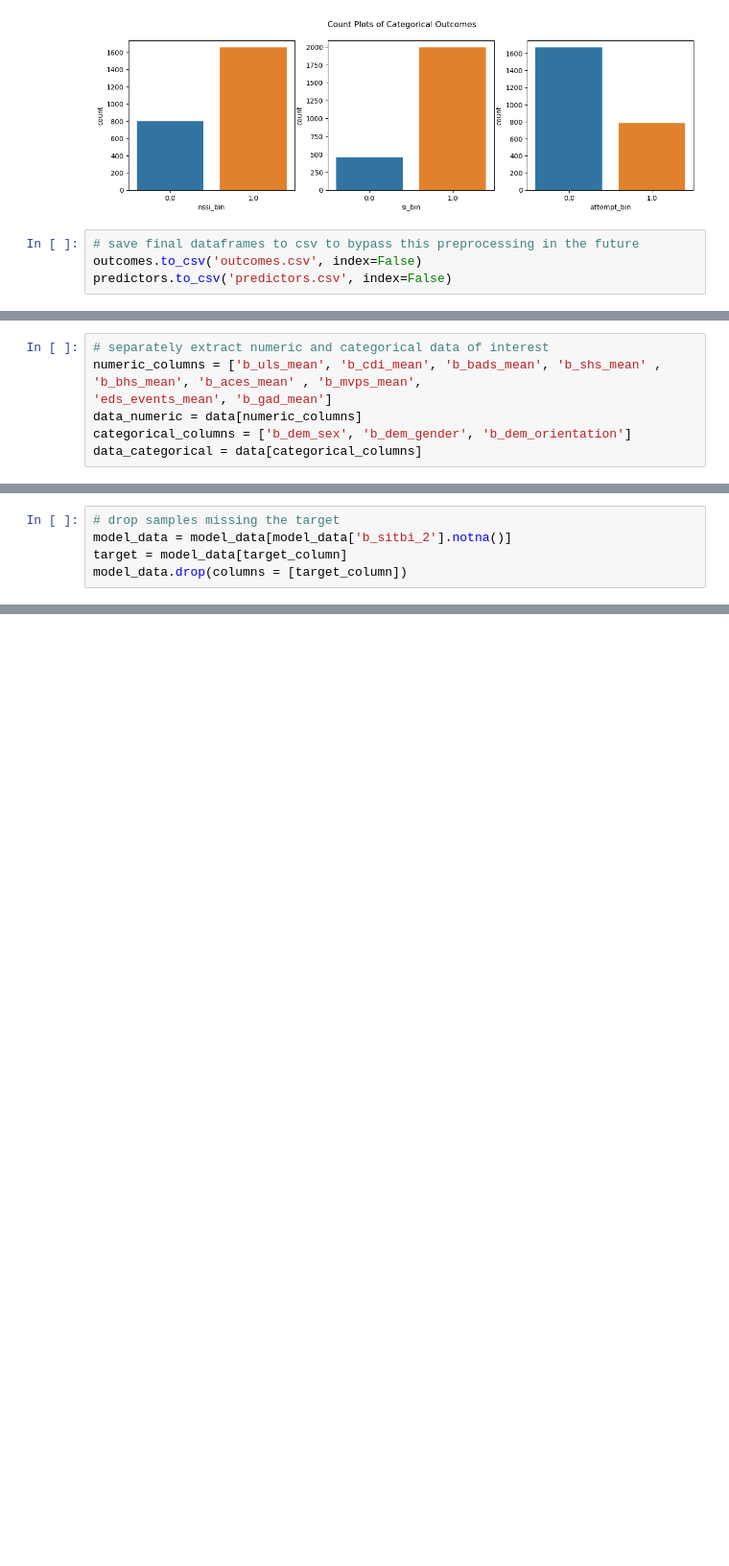
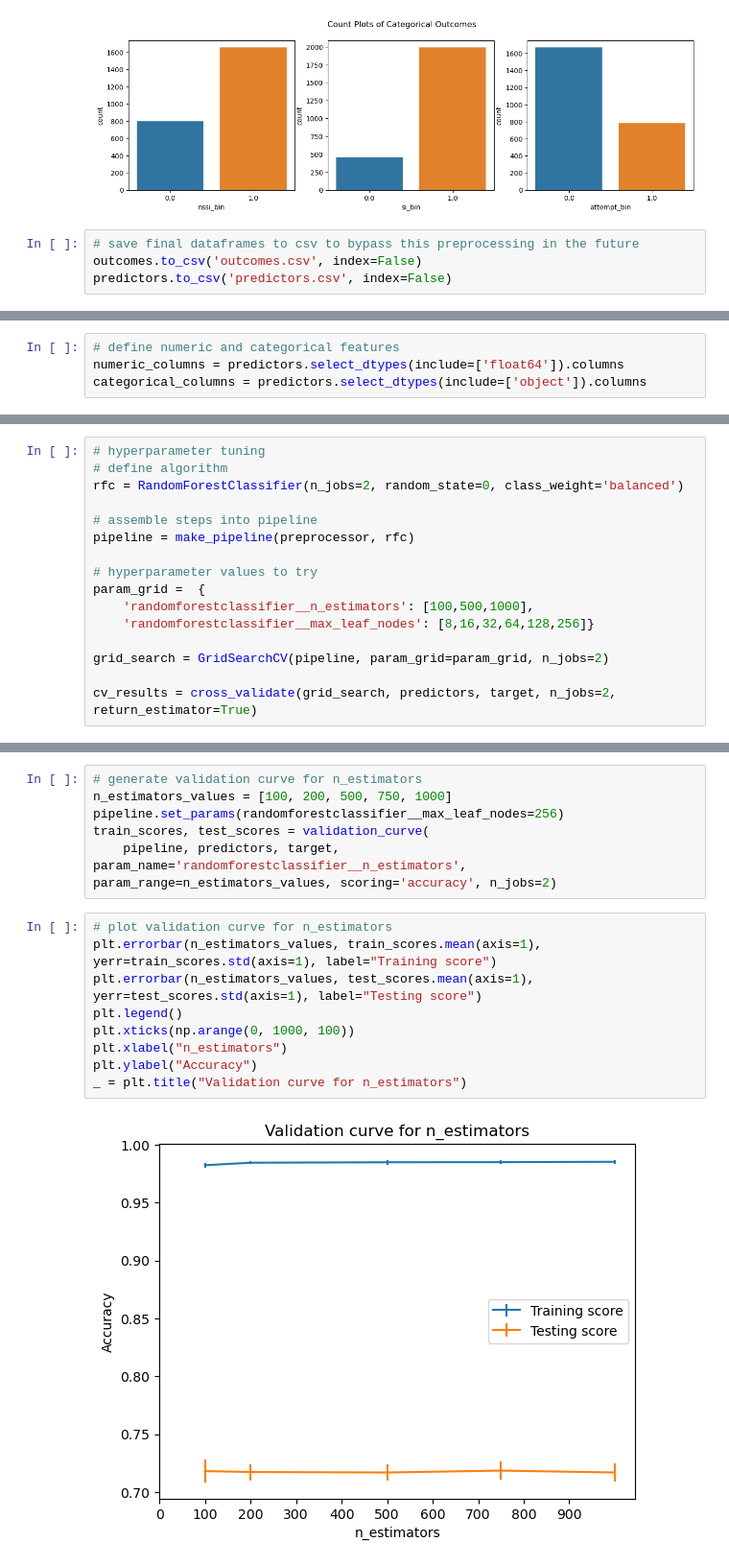
Before and after one commit to NRKako/machine_learning, a Jupyter notebook: self_harm.ipynb, the cells around one changed output, grey strips where cells are left out. Shown at 96% size. Drawn from its saved outputs; the diff is of its cells as text; blank space fills up the shorter version.

Commit message:
started adding models

```diff
--- a/self_harm.ipynb
+++ b/self_harm.ipynb
@@ -450,7 +455,4 @@ Name: b_sitbi_2, dtype: int64
 # %%
-# separately extract numeric and categorical data of interest
-numeric_columns = ['b_uls_mean', 'b_cdi_mean', 'b_bads_mean', 'b_shs_mean' , 'b_bhs_mean', 'b_aces_mean' , 'b_mvps_mean',
-'eds_events_mean', 'b_gad_mean']
-data_numeric = data[numeric_columns]
-categorical_columns = ['b_dem_sex', 'b_dem_gender', 'b_dem_orientation']
-data_categorical = data[categorical_columns]
+# define numeric and categorical features
+numeric_columns = predictors.select_dtypes(include=['float64']).columns
+categorical_columns = predictors.select_dtypes(include=['object']).columns
@@ -460,5 +458,0 @@ model_data = pd.concat([data_numeric, data_categorical, target], axis=1)
-# %%
-# drop samples missing the target
-model_data = model_data[model_data['b_sitbi_2'].notna()]
-target = model_data[target_column]
-model_data.drop(columns = [target_column])
@@ -502,0 +475,16 @@ cv_results = cross_validate(model, model_data, target)
+# %%
+# hyperparameter tuning
+# define algorithm
+rfc = RandomForestClassifier(n_jobs=2, random_state=0, class_weight='balanced')
+
+# assemble steps into pipeline
+pipeline = make_pipeline(preprocessor, rfc)
+
+# hyperparameter values to try
+param_grid =  {
+    'randomforestclassifier__n_estimators': [100,500,1000],
+    'randomforestclassifier__max_leaf_nodes': [8,16,32,64,128,256]}
+
+grid_search = GridSearchCV(pipeline, param_grid=param_grid, n_jobs=2)
+
+cv_results = cross_validate(grid_search, predictors, target, n_jobs=2, return_estimator=True)
@@ -502,0 +518,17 @@ cv_results = cross_validate(model, model_data, target)
+# %%
+# generate validation curve for n_estimators
+n_estimators_values = [100, 200, 500, 750, 1000]
+pipeline.set_params(randomforestclassifier__max_leaf_nodes=256)
+train_scores, test_scores = validation_curve(
+    pipeline, predictors, target, param_name='randomforestclassifier__n_estimators', param_range=n_estimators_values, scoring='accuracy', n_jobs=2)
+# %%
+# plot validation curve for n_estimators
+plt.errorbar(n_estimators_values, train_scores.mean(axis=1), yerr=train_scores.std(axis=1), label="Training score")
+plt.errorbar(n_estimators_values, test_scores.mean(axis=1), yerr=test_scores.std(axis=1), label="Testing score")
+plt.legend()
+plt.xticks(np.arange(0, 1000, 100))
+plt.xlabel("n_estimators")
+plt.ylabel("Accuracy")
+_ = plt.title("Validation curve for n_estimators")
+# %% [output]
+[figure, added]
```
Also changed, not shown: parts of 32 cells of this notebook.
